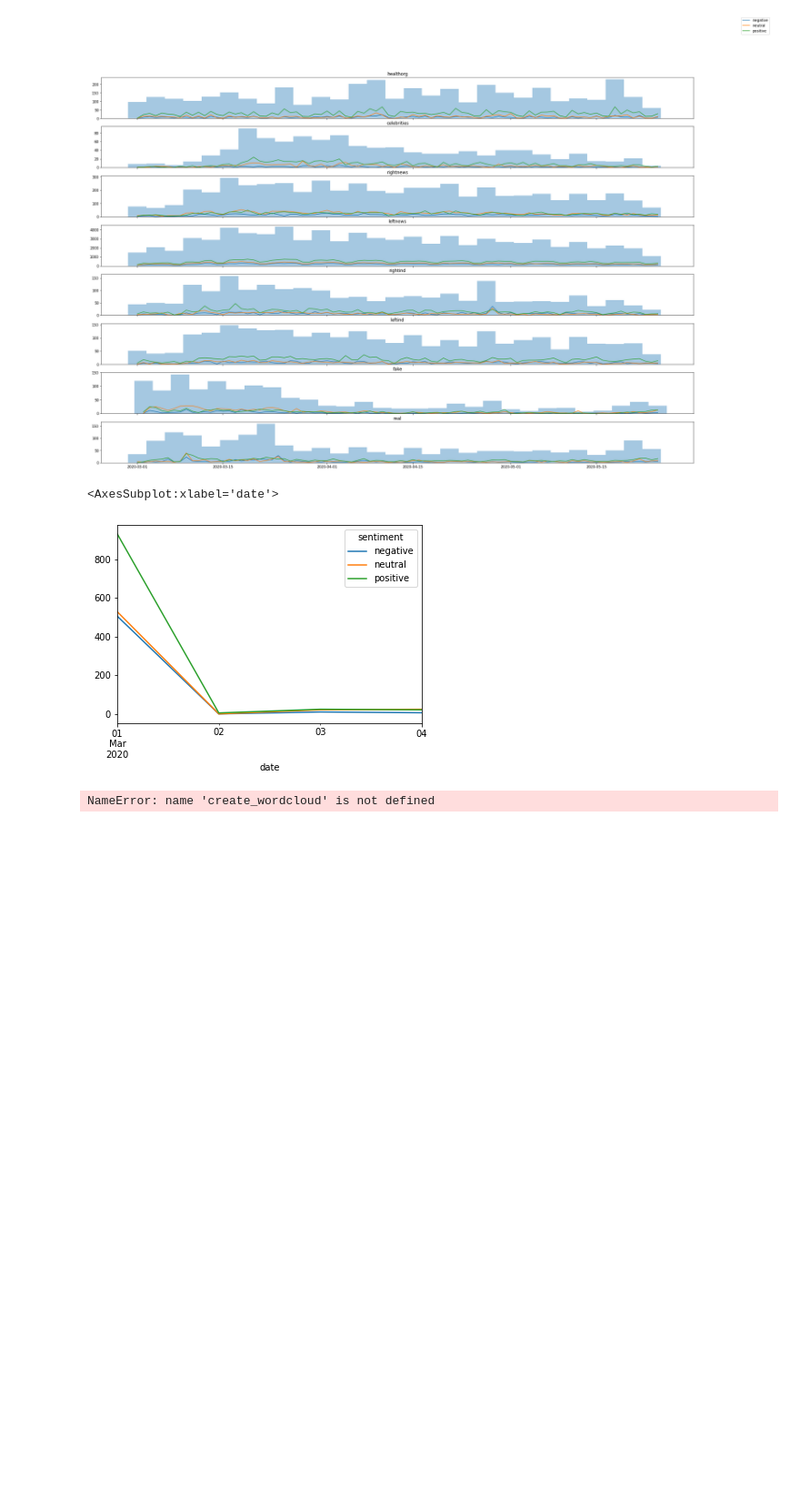
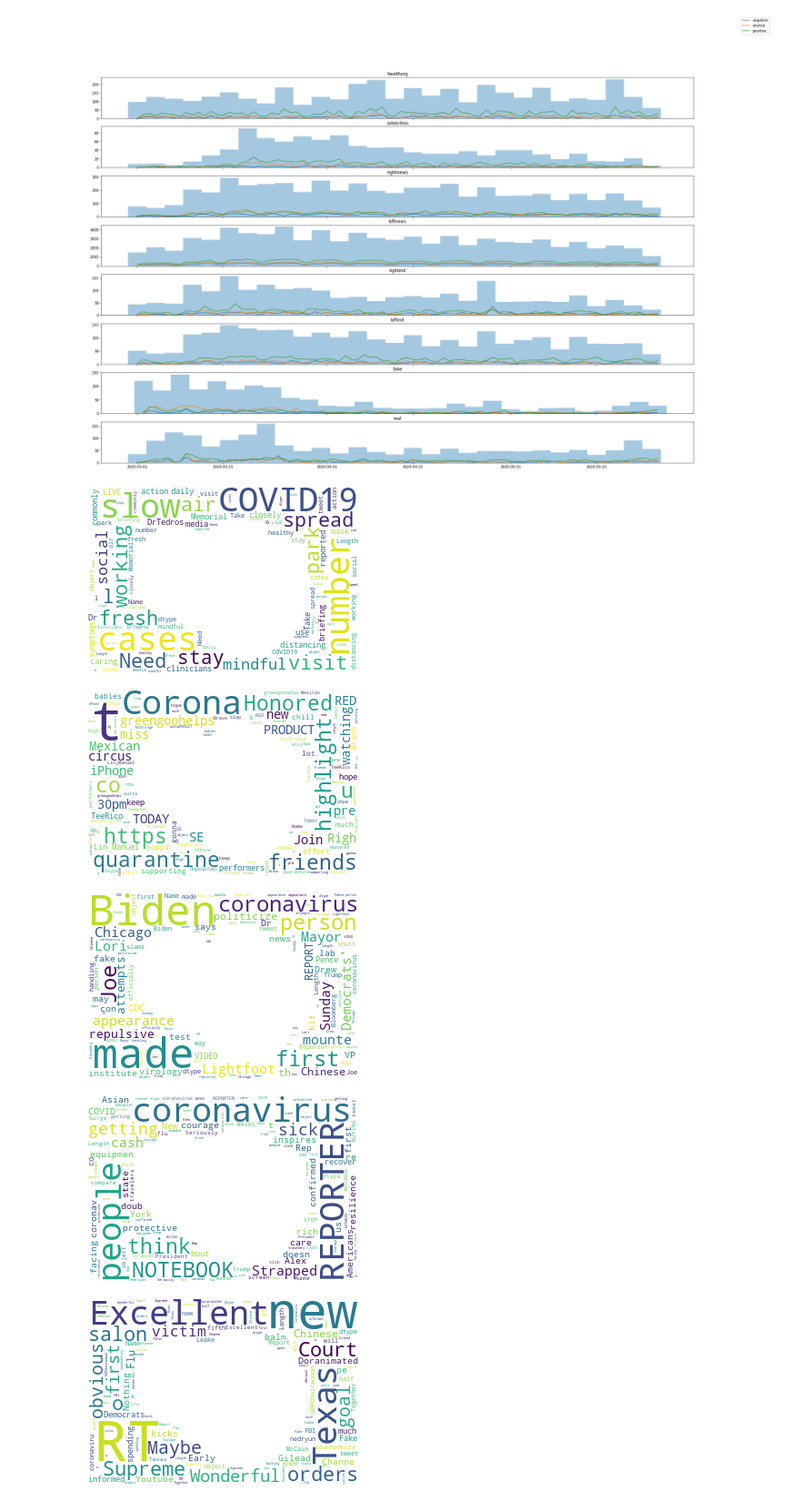
Before and after one commit to jennifertramsu/bdc2021, a Jupyter notebook: sentiment.ipynb, the cells around one changed output. Shown at 91% size. Drawn from its saved outputs; the diff is of its cells as text; code cells hidden in the pictures; blank space fills up the shorter version.

Commit message:
Wordclouds but they're inverted oops

```diff
--- a/sentiment.ipynb
+++ b/sentiment.ipynb
@@ -93,16 +93,17 @@ fig.legend(files[0].groupby("date").sentiment.value_counts().unstack(level=1))
 # %% [output]
 <matplotlib.legend.Legend at 0x...>
 [figure]
-# %%
-test = fake[fake.date < datetime.datetime(2020,3,5)]
-test.groupby('date').sentiment.value_counts().unstack(level=1).plot()
-# %% [output]
-<AxesSubplot:xlabel='date'>
-[figure, removed]
-# %%
-# word clouds
-
-for df in files:
-    create_wordcloud(df.cleaned_tweet)
-# %% [output]
-NameError: name 'create_wordcloud' is not defined
+# %%
+# word clouds
+
+for i in range(len(files)):
+    if "tweet" in files[i].columns:
+        create_wordcloud(files[i].tweet, names[i])
+    else:
+        create_wordcloud(files[i].text, names[i])
+# %% [output]
+[figure, added]
+[figure, added]
+[figure, added]
+[figure, added]
+[figure, added]
```
Also changed, not shown: parts of 1 cell of this notebook, 11 other files.
